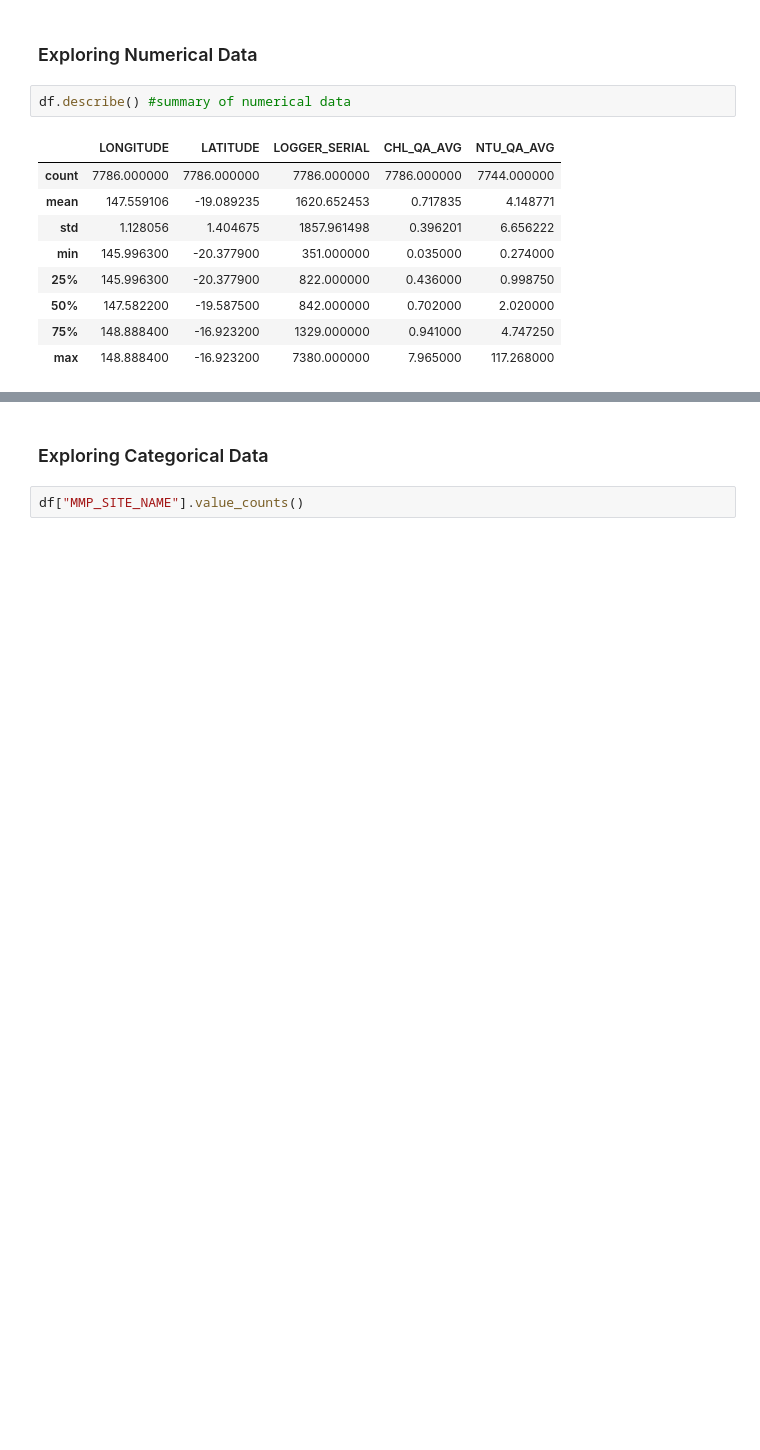
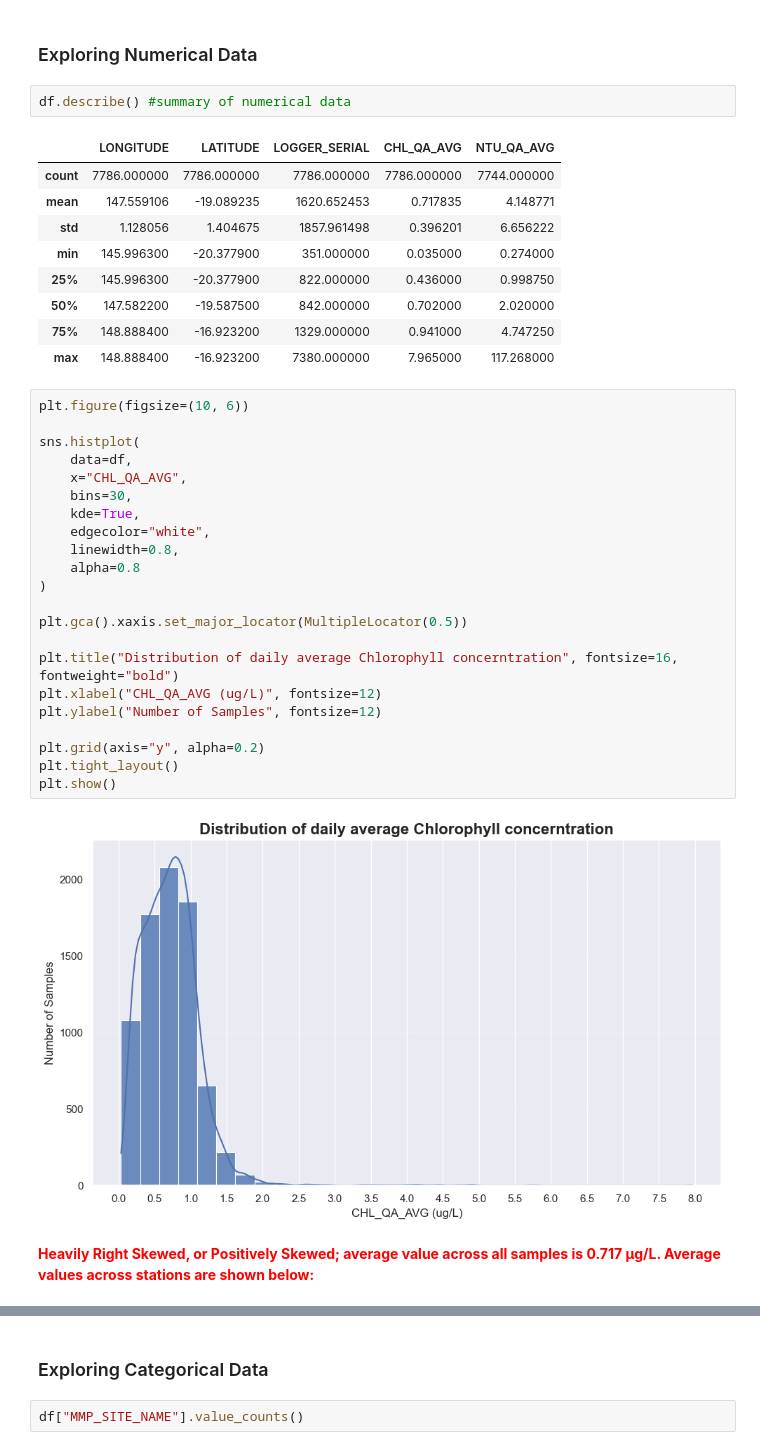
Before and after one commit to nadunchandrabahu/Australian_Coral_Reef_EDA, a Jupyter notebook: Australian_Coral_Reef_EDA.ipynb, the cells around one changed output, grey strips where cells are left out. Cells and saved outputs as stored; diff of their text form; blank space fills up the shorter version.

Commit message:
finished exploring data

```diff
--- a/Australian_Coral_Reef_EDA.ipynb
+++ b/Australian_Coral_Reef_EDA.ipynb
@@ -49,3 +51,29 @@ df.describe() #summary of numerical data
 | 50% | 147.582200 | -19.587500 | 842.000000 | 0.702000 | 2.020000 |
 | 75% | 148.888400 | -16.923200 | 1329.000000 | 0.941000 | 4.747250 |
 | max | 148.888400 | -16.923200 | 7380.000000 | 7.965000 | 117.268000 |
+# %%
+plt.figure(figsize=(10, 6))
+
+sns.histplot(
+    data=df,
+    x="CHL_QA_AVG",
+    bins=30,
+    kde=True,
+    edgecolor="white",
+    linewidth=0.8,
+    alpha=0.8
+)
+
+plt.gca().xaxis.set_major_locator(MultipleLocator(0.5))
+
+plt.title("Distribution of daily average Chlorophyll concerntration", fontsize=16, fontweight="bold")
+plt.xlabel("CHL_QA_AVG (ug/L)", fontsize=12)
+plt.ylabel("Number of Samples", fontsize=12)
+
+plt.grid(axis="y", alpha=0.2)
+plt.tight_layout()
+plt.show()
+# %% [output]
+[figure, added]
+# %% [markdown]
+<span style="color:red"><strong>Heavily Right Skewed, or Positively Skewed; average value across all samples is 0.717 µg/L. Average values across stations are shown below:</strong></span>
```
Also changed, not shown: parts of 11 cells of this notebook.
